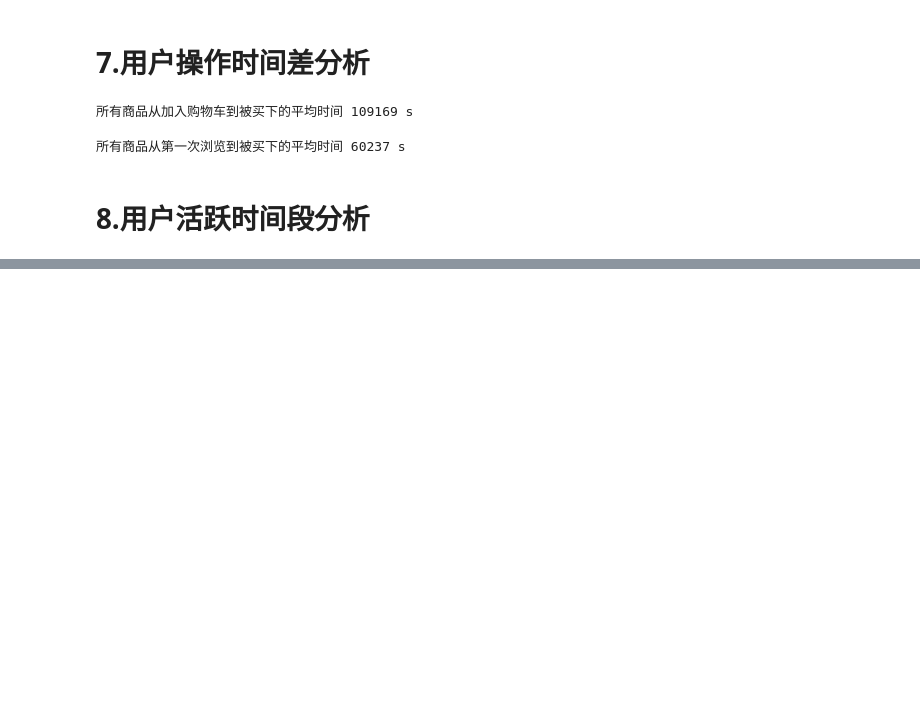
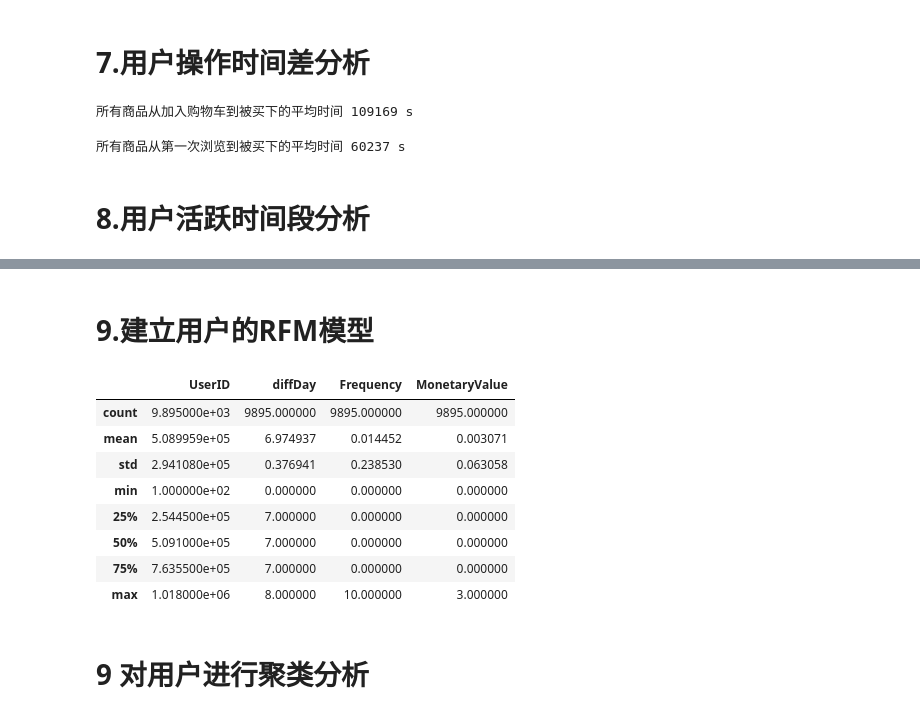
Before and after one commit to Yhcrown/CS306-Data-minning-project, a Jupyter notebook: src/project.ipynb, the cells around one changed output, grey strips where cells are left out. Saved outputs shown, nothing was run; the diff lists cells and outputs as text; code cells hidden in the pictures; blank space fills up the shorter version.

```diff
--- a/src/project.ipynb
+++ b/src/project.ipynb
@@ -346,0 +294,36 @@ df_user.head()
+# %% [markdown]
+# 9.建立用户的RFM模型
+# %%
+df_buy_1 = df_Second[df_Second['BehaviorType']=='buy']
+df_buy_1.head()
+Near_buy_tstamp = df_buy_1.groupby(by='UserID')['TimeStamps'].max() #得出用户最近购买时间
+df_buy_1 = pd.DataFrame(data=Near_buy_tstamp)
+diff_time = (endTime - Near_buy_tstamp).astype('int') #用户最近购买时间距离结束时间长短
+diff_day = (diff_time/(24*60*60)).astype('int')
+df_user['diffDay'] = diff_day
+df_user['diffDay'] = df_user['diffDay'].fillna(7)
+
+
+df_buy_2 = df_Second[df_Second['BehaviorType']=='buy']
+df_cart_2 = df_Second[df_Second['BehaviorType']=='cart']
+
+df_user['Frequency'] = df_buy_2['UserID'].value_counts().astype('int')
+df_user['Frequency'] = df_user['Frequency'].fillna(0)
+
+df_user['MonetaryValue'] = df_buy_2['UserID'].value_counts().astype('int') / df_cart_2['UserID'].value_counts().astype('int')
+df_user['MonetaryValue'] = df_user['MonetaryValue'].fillna(0)
+
+RFM = df_user[['UserID','diffDay','Frequency','MonetaryValue']]
+RFM.describe()
+# %% [output]
+|  | UserID | diffDay | Frequency | MonetaryValue |
+| count | 9.895000e+03 | 9895.000000 | 9895.000000 | 9895.000000 |
+| mean | 5.089959e+05 | 6.974937 | 0.014452 | 0.003071 |
+| std | 2.941080e+05 | 0.376941 | 0.238530 | 0.063058 |
+| min | 1.000000e+02 | 0.000000 | 0.000000 | 0.000000 |
+| 25% | 2.544500e+05 | 7.000000 | 0.000000 | 0.000000 |
+| 50% | 5.091000e+05 | 7.000000 | 0.000000 | 0.000000 |
+| 75% | 7.635500e+05 | 7.000000 | 0.000000 | 0.000000 |
+| max | 1.018000e+06 | 8.000000 | 10.000000 | 3.000000 |
+# %% [markdown]
+# 9 对用户进行聚类分析
```
Also changed, not shown: parts of 13 cells of this notebook.
